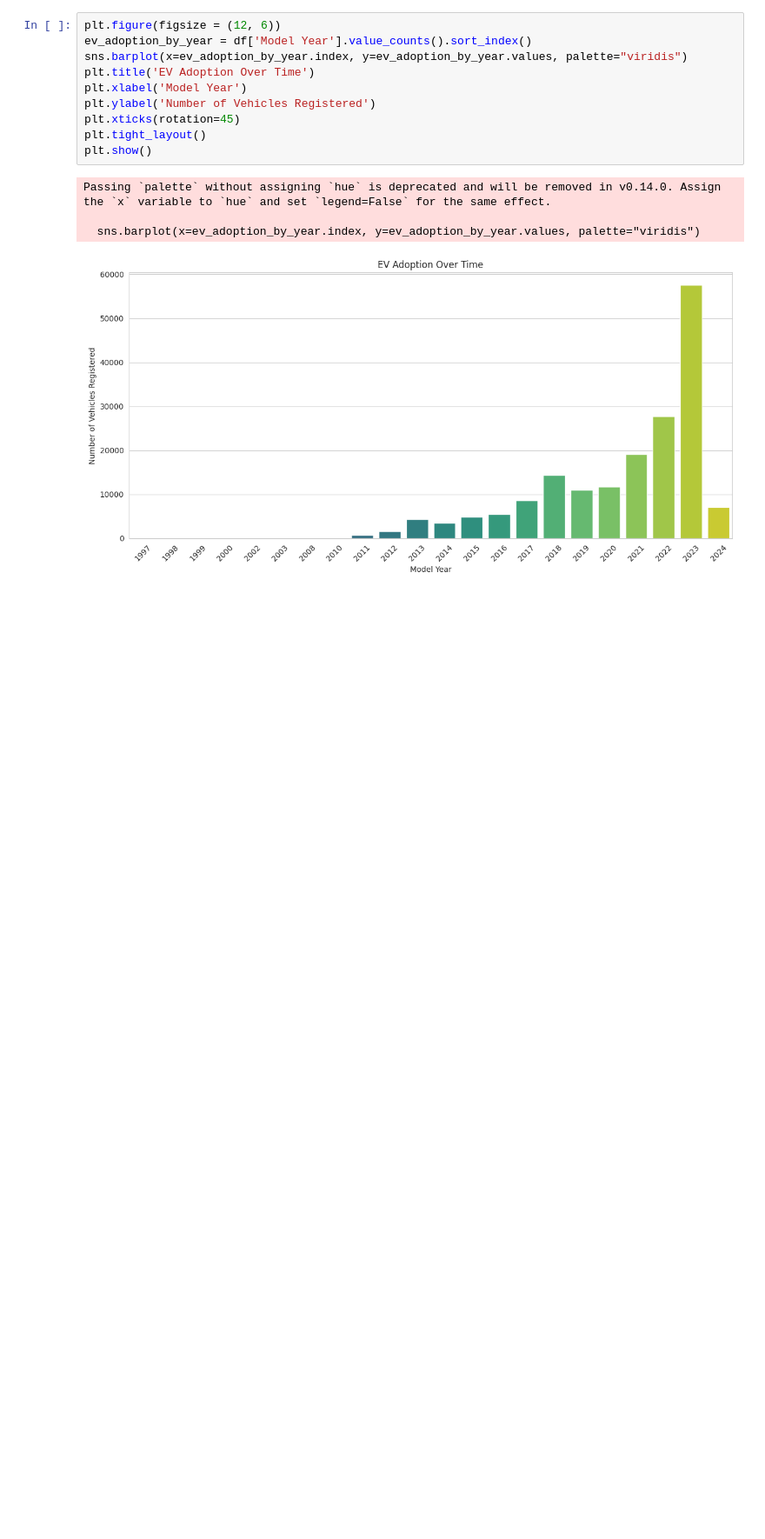
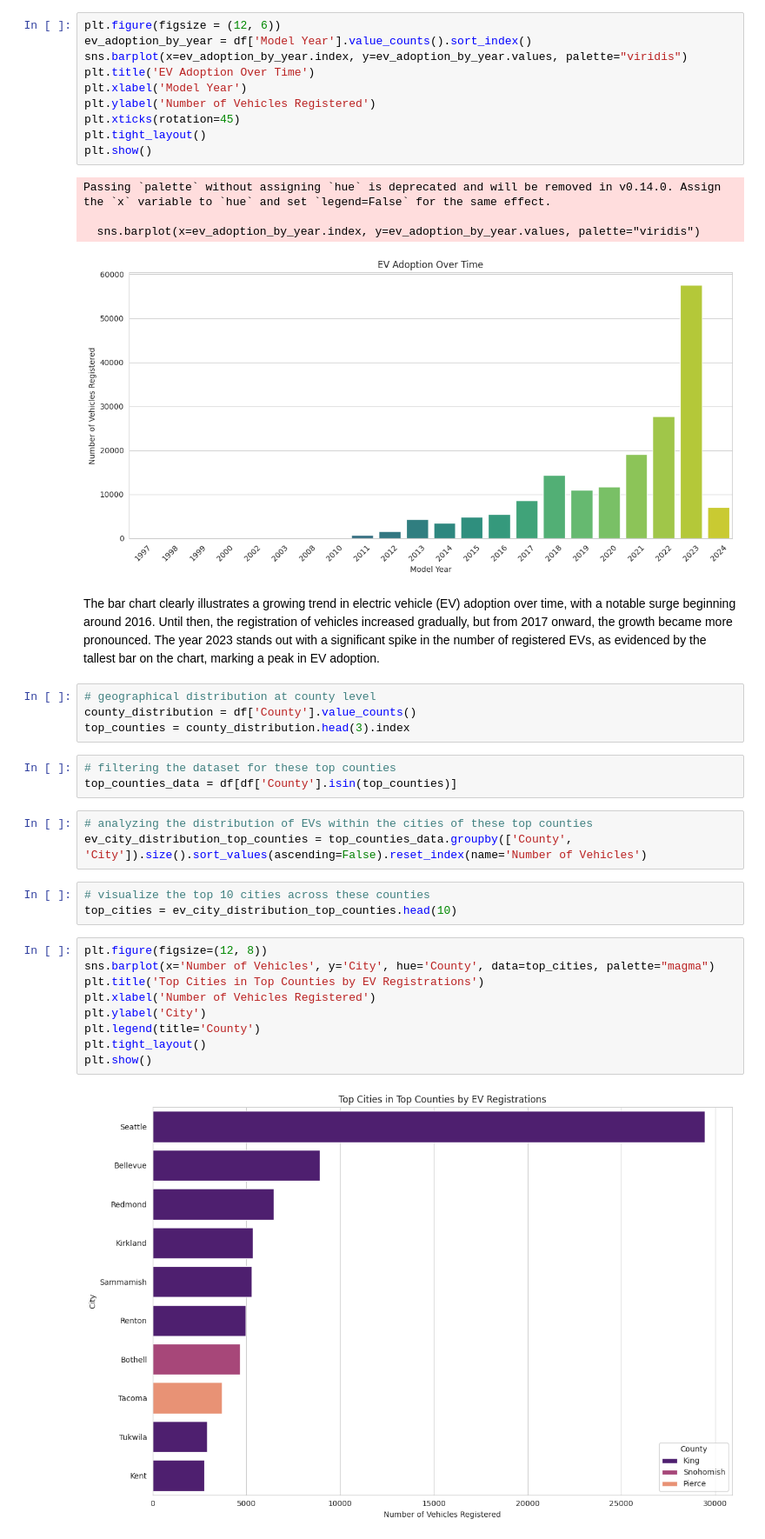
Before and after one commit to Sudhanshud98/EV_Data_Analysis_Project, a Jupyter notebook: EV_Data_Analysis.ipynb, the cells around one changed output. Shown at 87% size. Saved outputs shown, nothing was run; the diff lists cells and outputs as text; blank space fills up the shorter version.

```diff
--- a/EV_Data_Analysis.ipynb
+++ b/EV_Data_Analysis.ipynb
@@ -86,3 +86,29 @@ Passing `palette` without assigning `hue` is deprecated and will be removed in v
 
   sns.barplot(x=ev_adoption_by_year.index, y=ev_adoption_by_year.values, palette="viridis")
 [figure]
+# %% [markdown]
+The bar chart clearly illustrates a growing trend in electric vehicle (EV) adoption over time, with a notable surge beginning around 2016. Until then, the registration of vehicles increased gradually, but from 2017 onward, the growth became more pronounced. The year 2023 stands out with a significant spike in the number of registered EVs, as evidenced by the tallest bar on the chart, marking a peak in EV adoption.
+# %%
+# geographical distribution at county level
+county_distribution = df['County'].value_counts()
+top_counties = county_distribution.head(3).index
+# %%
+# filtering the dataset for these top counties
+top_counties_data = df[df['County'].isin(top_counties)]
+# %%
+# analyzing the distribution of EVs within the cities of these top counties
+ev_city_distribution_top_counties = top_counties_data.groupby(['County', 'City']).size().sort_values(ascending=False).reset_index(name='Number of Vehicles')
+# %%
+# visualize the top 10 cities across these counties
+top_cities = ev_city_distribution_top_counties.head(10)
+# %%
+plt.figure(figsize=(12, 8))
+sns.barplot(x='Number of Vehicles', y='City', hue='County', data=top_cities, palette="magma")
+plt.title('Top Cities in Top Counties by EV Registrations')
+plt.xlabel('Number of Vehicles Registered')
+plt.ylabel('City')
+plt.legend(title='County')
+plt.tight_layout()
+plt.show()
+# %% [output]
+[figure, added]
```
Also changed, not shown: parts of 23 cells of this notebook.
